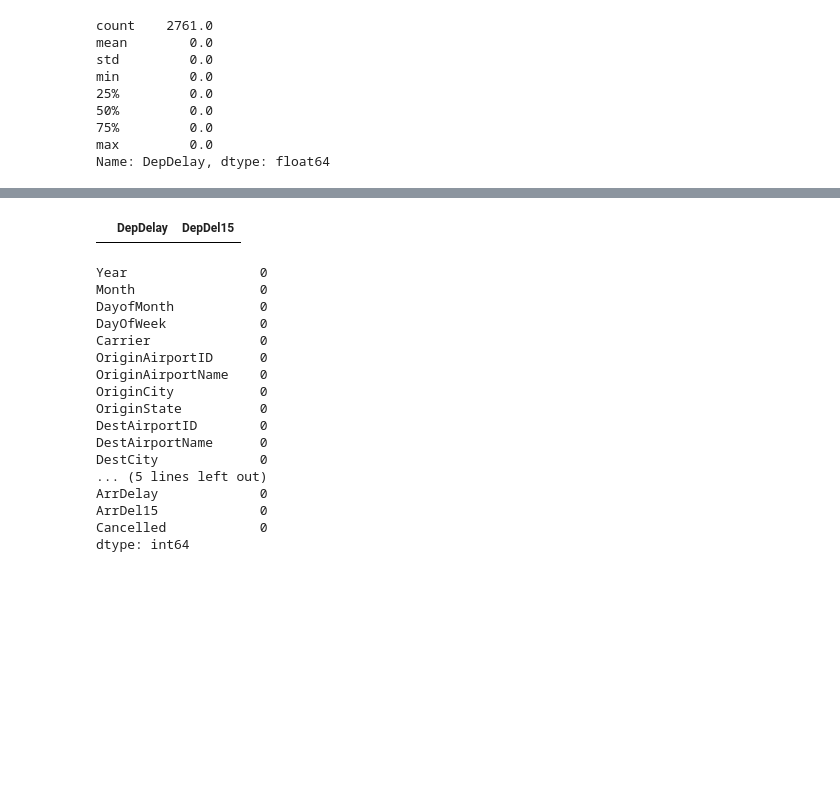
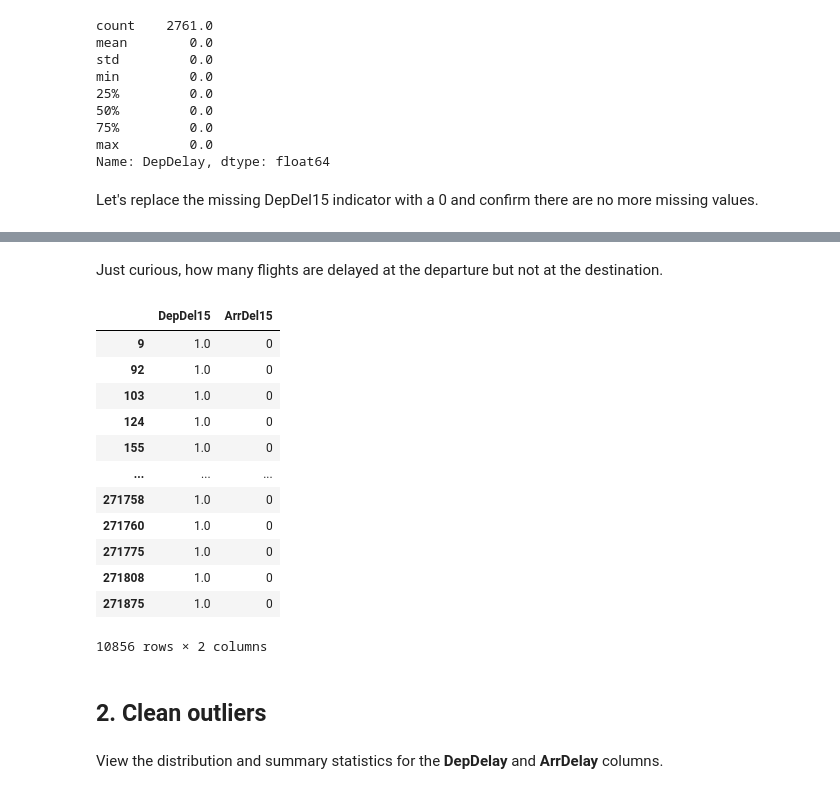
Before and after one commit to YiXin521/GIS, a Jupyter notebook: Practice_microsoft_01_flights_data.ipynb, the cells around one changed output, grey strips where cells are left out. Drawn from its saved outputs; the diff is of its cells as text; code cells hidden in the pictures; blank space fills up the shorter version.

```diff
--- a/Practice_microsoft_01_flights_data.ipynb
+++ b/Practice_microsoft_01_flights_data.ipynb
@@ -58,6 +81,8 @@ min         0.0
 75%         0.0
 max         0.0
 Name: DepDelay, dtype: float64
+# %% [markdown]
+Let's replace the missing DepDel15 indicator with a 0 and confirm there are no more missing values.
 # %%
 df_flight.DepDel15 = df_flight.DepDel15.fillna(0)
 df_flight.isnull().sum()
@@ -79,30 +104,29 @@ ArrDelay             0
 ArrDel15             0
 Cancelled            0
 dtype: int64
+# %% [markdown]
+Just curious, how many flights are delayed at the departure but not at the destination.
 # %%
 import numpy as np
-df_flight[np.logical_and(df_flight.DepDelay > 15, df_flight.DepDel15 == 0 )][['DepDelay','DepDel15']]
+
+df_flight[np.logical_and(df_flight.DepDel15 == 1, df_flight.ArrDel15 == 0 )][['DepDel15','ArrDel15']]
 # %% [output]
-|  | DepDelay | DepDel15 |
+|  | DepDel15 | ArrDel15 |
+| 9 | 1.0 | 0 |
+| 92 | 1.0 | 0 |
+| 103 | 1.0 | 0 |
+| 124 | 1.0 | 0 |
+| 155 | 1.0 | 0 |
+| ... | ... | ... |
+| 271758 | 1.0 | 0 |
+| 271760 | 1.0 | 0 |
+| 271775 | 1.0 | 0 |
+| 271808 | 1.0 | 0 |
+| 271875 | 1.0 | 0 |
+10856 rows × 2 columns
-# %%
-df_flight.isnull().sum()
-# %% [output]
-Year                 0
-Month                0
-DayofMonth           0
-DayOfWeek            0
-Carrier              0
-OriginAirportID      0
-OriginAirportName    0
-OriginCity           0
-OriginState          0
-DestAirportID        0
-DestAirportName      0
-DestCity             0
-... (5 lines left out)
-ArrDelay             0
-ArrDel15             0
-Cancelled            0
-dtype: int64
+# %% [markdown]
+## 2. Clean outliers
+# %% [markdown]
+View the distribution and summary statistics for the **DepDelay** and **ArrDelay** columns.
 # %%
 # Function to show summary stats and distribution for a column
```
Also changed, not shown: parts of 36 cells of this notebook.
